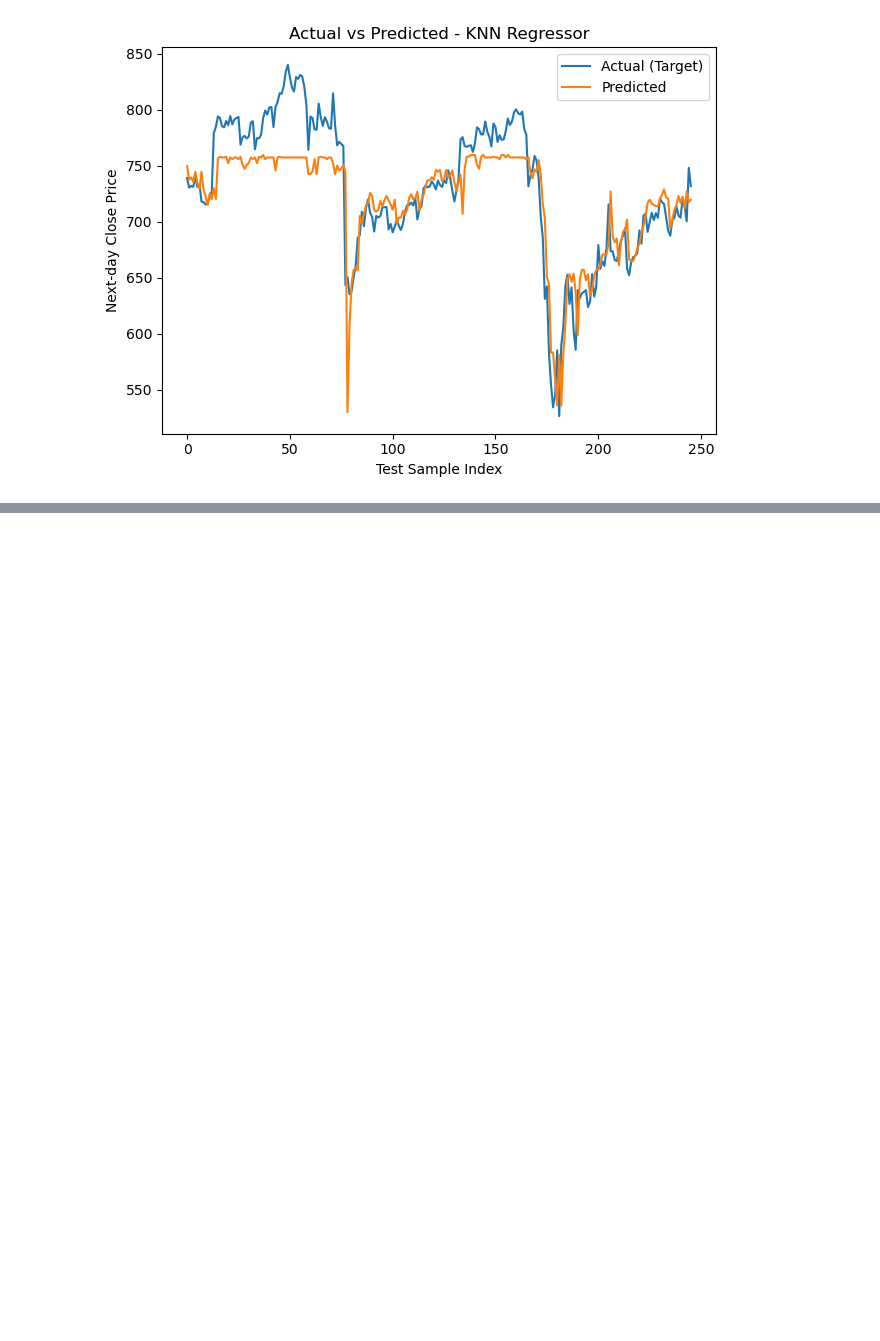
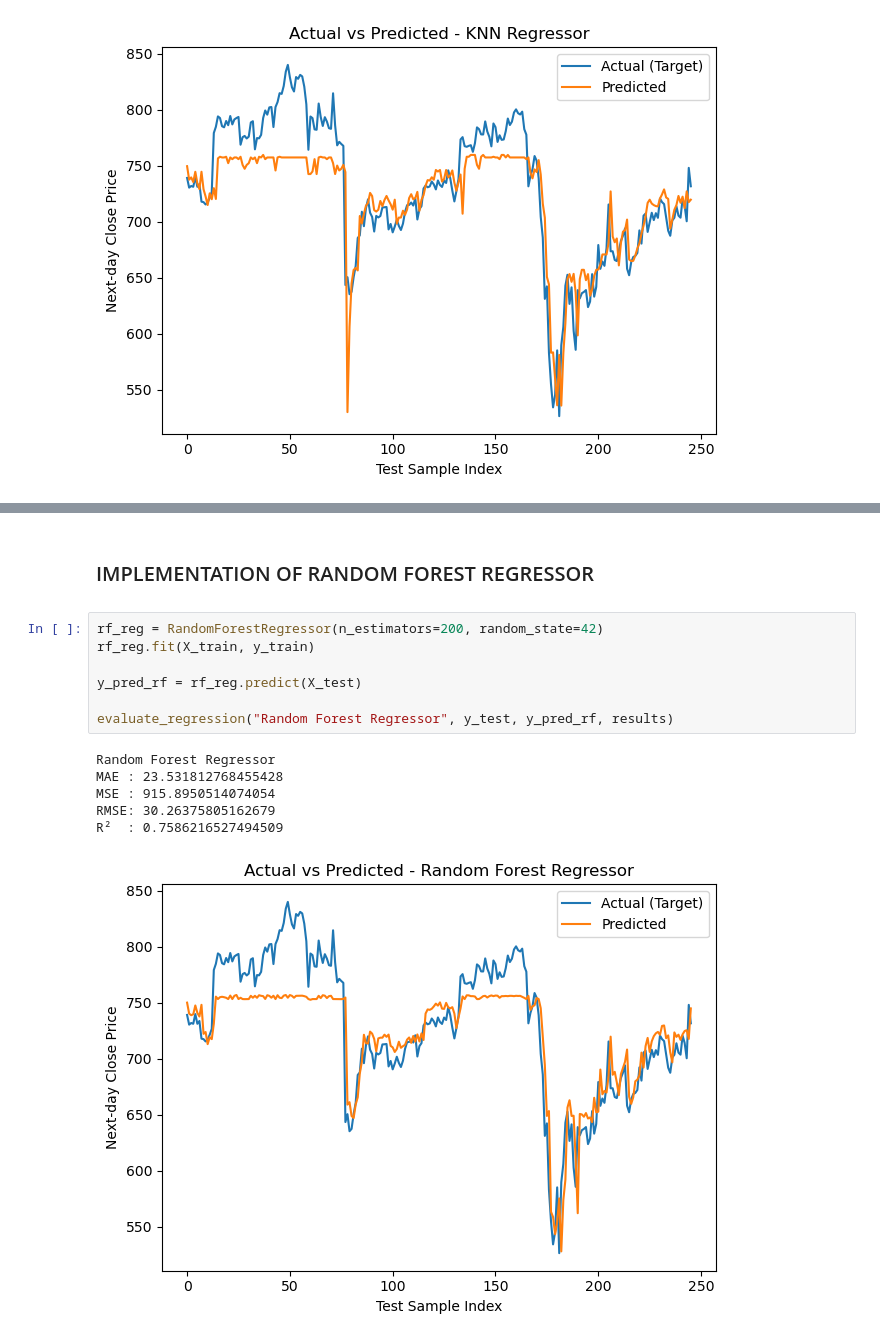
Before and after one commit to Mohd-Subhan/INFOSYS_STOCK_MARKET_PRICE_PREDICTION, a Jupyter notebook: Project_File(int234) (2).ipynb, the cells around one changed output, grey strips where cells are left out. Saved outputs shown, nothing was run; the diff lists cells and outputs as text; blank space fills up the shorter version.

```diff
--- a/Project_File(int234) (2).ipynb
+++ b/Project_File(int234) (2).ipynb
@@ -263,0 +284,16 @@ R²  : 0.7460614562766774
+# %% [markdown]
+<h1 style = "font-size:20px">IMPLEMENTATION OF RANDOM FOREST REGRESSOR</h1>
+# %%
+rf_reg = RandomForestRegressor(n_estimators=200, random_state=42)
+rf_reg.fit(X_train, y_train)
+
+y_pred_rf = rf_reg.predict(X_test)
+
+evaluate_regression("Random Forest Regressor", y_test, y_pred_rf, results)
+# %% [output]
+Random Forest Regressor
+MAE : 23.531812768455428
+MSE : 915.8950514074054
+RMSE: 30.26375805162679
+R²  : 0.7586216527494509
+[figure, added]
```
Also changed, not shown: parts of 9 cells of this notebook.
